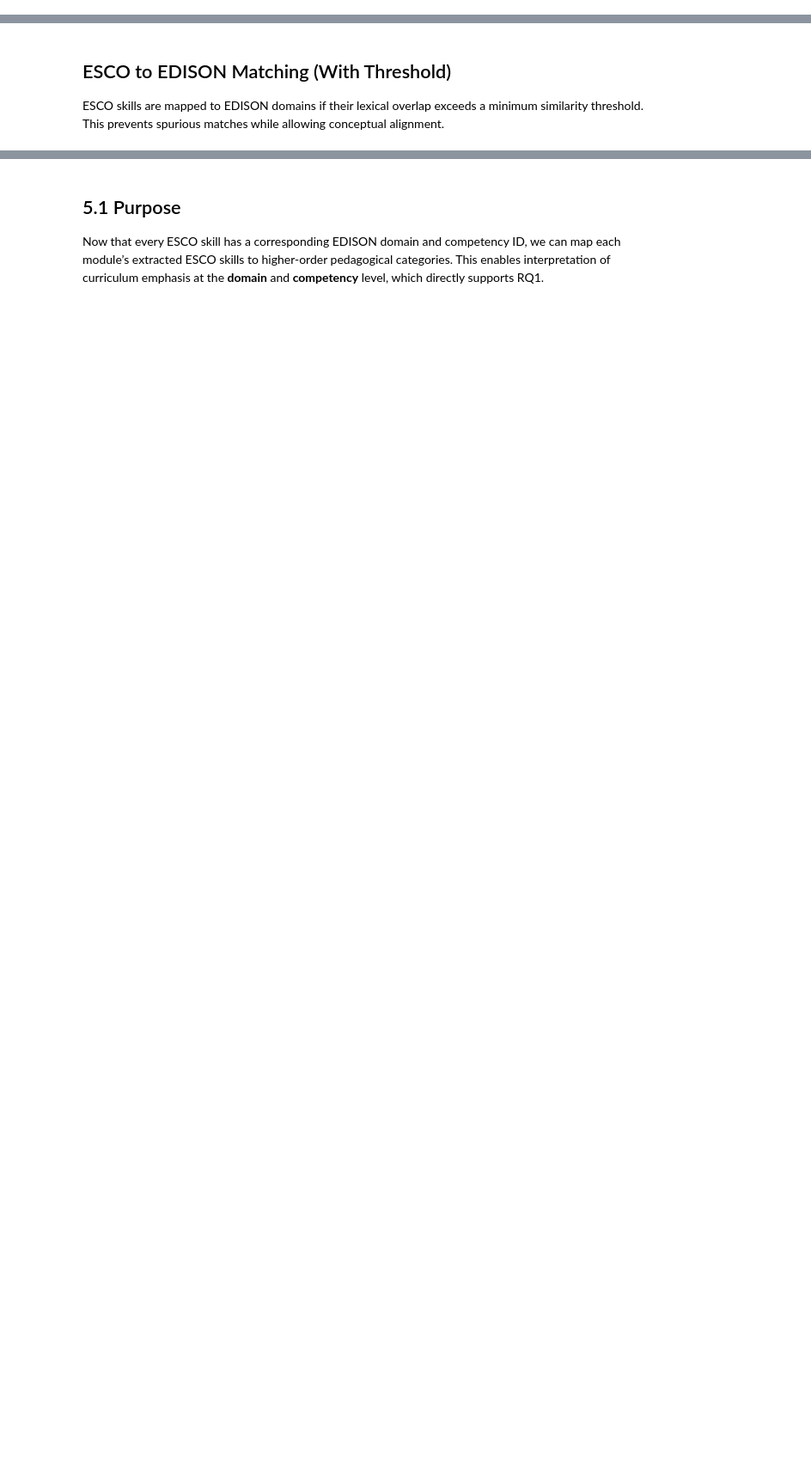
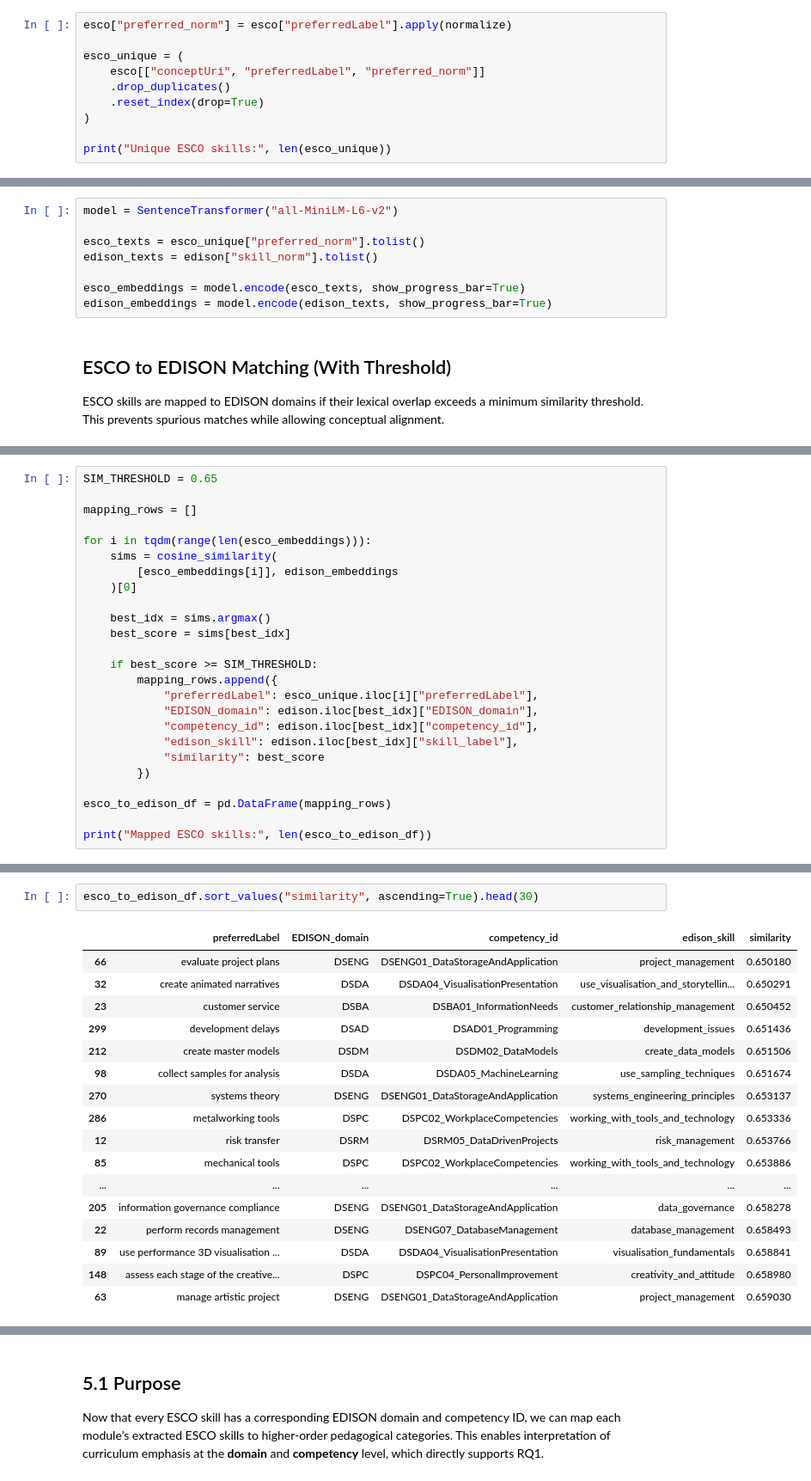
Before and after one commit to WPHdamian/Data-Science-Curriculum-Analysis-, a Jupyter notebook: 05_EDISON_Mapping.ipynb, the cells around one changed output, grey strips where cells are left out. Shown at 86% size. Saved outputs shown, nothing was run; the diff lists cells and outputs as text; blank space fills up the shorter version.

```diff
--- a/05_EDISON_Mapping.ipynb
+++ b/05_EDISON_Mapping.ipynb
@@ -86,0 +64,10 @@ esco_forms.head()
+# %%
+esco["preferred_norm"] = esco["preferredLabel"].apply(normalize)
+
+esco_unique = (
+    esco[["conceptUri", "preferredLabel", "preferred_norm"]]
+    .drop_duplicates()
+    .reset_index(drop=True)
+)
+
+print("Unique ESCO skills:", len(esco_unique))
@@ -111,3 +109,11 @@ def jaccard(a, b):
+# %%
+model = SentenceTransformer("all-MiniLM-L6-v2")
+
+esco_texts = esco_unique["preferred_norm"].tolist()
+edison_texts = edison["skill_norm"].tolist()
+
+esco_embeddings = model.encode(esco_texts, show_progress_bar=True)
+edison_embeddings = model.encode(edison_texts, show_progress_bar=True)
 # %% [markdown]
 ## ESCO to EDISON Matching (With Threshold)
 
@@ -179,0 +123,25 @@ esco_edison_final.to_csv(
+# %%
+SIM_THRESHOLD = 0.65
+
+mapping_rows = []
+
+for i in tqdm(range(len(esco_embeddings))):
+    sims = cosine_similarity(
+        [esco_embeddings[i]], edison_embeddings
+    )[0]
+
+    best_idx = sims.argmax()
+    best_score = sims[best_idx]
+
+    if best_score >= SIM_THRESHOLD:
+        mapping_rows.append({
+            "preferredLabel": esco_unique.iloc[i]["preferredLabel"],
+            "EDISON_domain": edison.iloc[best_idx]["EDISON_domain"],
+            "competency_id": edison.iloc[best_idx]["competency_id"],
+            "edison_skill": edison.iloc[best_idx]["skill_label"],
+            "similarity": best_score
+        })
+
+esco_to_edison_df = pd.DataFrame(mapping_rows)
+
+print("Mapped ESCO skills:", len(esco_to_edison_df))
@@ -179,0 +150,20 @@ esco_edison_final.to_csv(
+# %%
+esco_to_edison_df.sort_values("similarity", ascending=True).head(30)
+# %% [output]
+|  | preferredLabel | EDISON_domain | competency_id | edison_skill | similarity |
+| 66 | evaluate project plans | DSENG | DSENG01_DataStorageAndApplication | project_management | 0.650180 |
+| 32 | create animated narratives | DSDA | DSDA04_VisualisationPresentation | use_visualisation_and_storytellin... | 0.650291 |
+| 23 | customer service | DSBA | DSBA01_InformationNeeds | customer_relationship_management | 0.650452 |
+| 299 | development delays | DSAD | DSAD01_Programming | development_issues | 0.651436 |
+| 212 | create master models | DSDM | DSDM02_DataModels | create_data_models | 0.651506 |
+| 98 | collect samples for analysis | DSDA | DSDA05_MachineLearning | use_sampling_techniques | 0.651674 |
+| 270 | systems theory | DSENG | DSENG01_DataStorageAndApplication | systems_engineering_principles | 0.653137 |
+| 286 | metalworking tools | DSPC | DSPC02_WorkplaceCompetencies | working_with_tools_and_technology | 0.653336 |
+| 12 | risk transfer | DSRM | DSRM05_DataDrivenProjects | risk_management | 0.653766 |
+| 85 | mechanical tools | DSPC | DSPC02_WorkplaceCompetencies | working_with_tools_and_technology | 0.653886 |
+| ... | ... | ... | ... | ... | ... |
+| 205 | information governance compliance | DSENG | DSENG01_DataStorageAndApplication | data_governance | 0.658278 |
+| 22 | perform records management | DSENG | DSENG07_DatabaseManagement | database_management | 0.658493 |
+| 89 | use performance 3D visualisation ... | DSDA | DSDA04_VisualisationPresentation | visualisation_fundamentals | 0.658841 |
+| 148 | assess each stage of the creative... | DSPC | DSPC04_PersonalImprovement | creativity_and_attitude | 0.658980 |
+| 63 | manage artistic project | DSENG | DSENG01_DataStorageAndApplication | project_management | 0.659030 |
```
Also changed, not shown: parts of 43 cells of this notebook.
